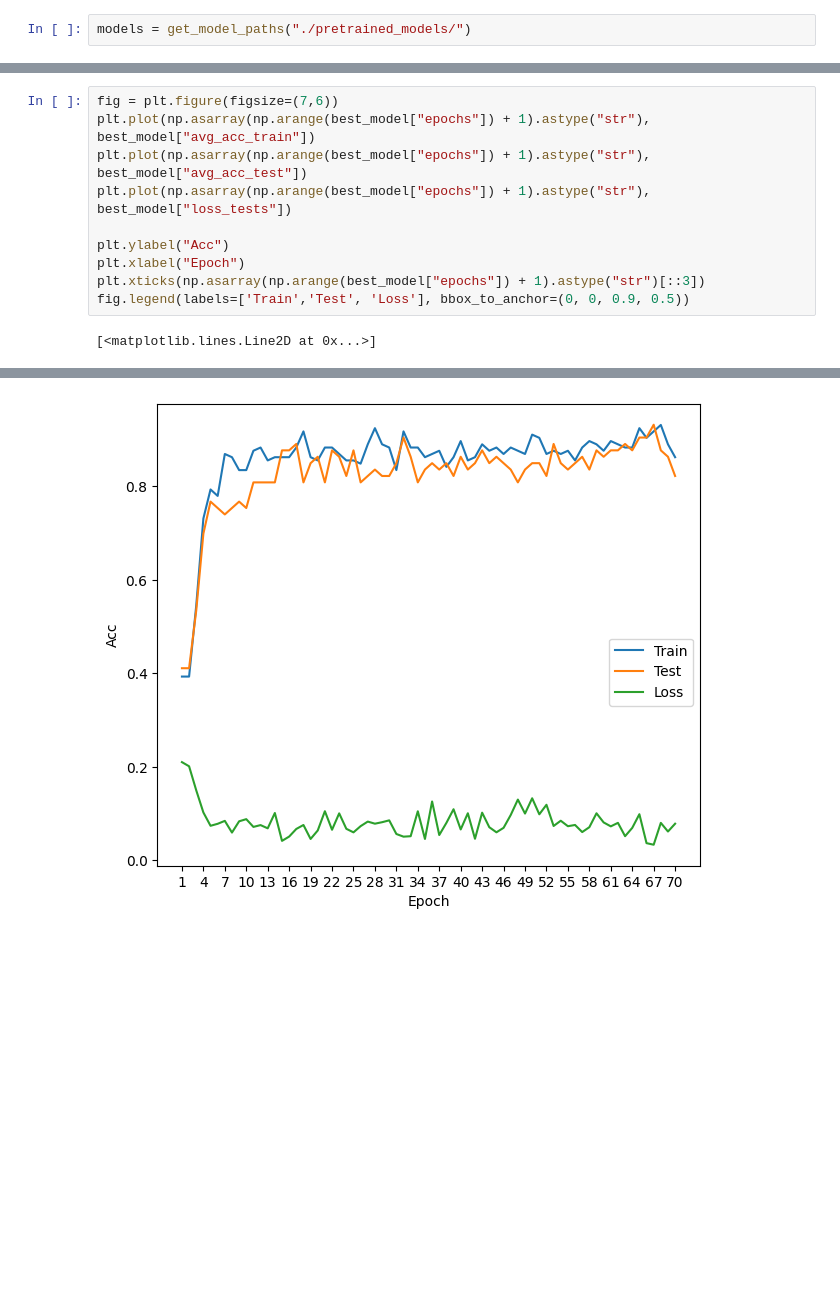
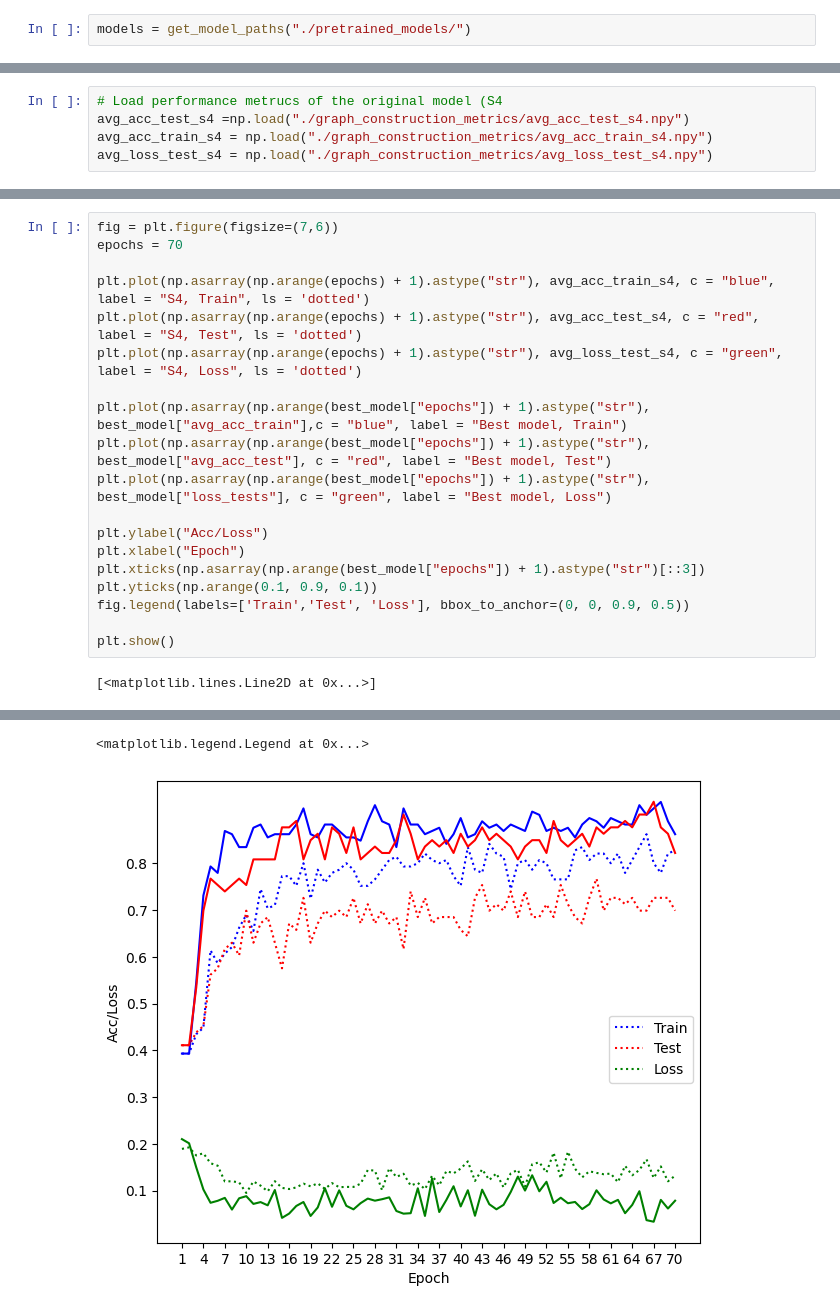
Before and after one commit to victoris93/gcn_brain_decoding, a Jupyter notebook: select_best_model.ipynb, the cells around one changed output, grey strips where cells are left out. Cells and saved outputs as stored; diff of their text form; blank space fills up the shorter version.

Commit message:
graph construction metrics added

```diff
--- a/select_best_model.ipynb
+++ b/select_best_model.ipynb
@@ -43,0 +48,5 @@ file.close()
+# %%
+# Load performance metrucs of the original model (S4
+avg_acc_test_s4 =np.load("./graph_construction_metrics/avg_acc_test_s4.npy")
+avg_acc_train_s4 = np.load("./graph_construction_metrics/avg_acc_train_s4.npy")
+avg_loss_test_s4 = np.load("./graph_construction_metrics/avg_loss_test_s4.npy")
@@ -44,13 +55,22 @@ file.close()
 # %%
 fig = plt.figure(figsize=(7,6))
-plt.plot(np.asarray(np.arange(best_model["epochs"]) + 1).astype("str"), best_model["avg_acc_train"])
-plt.plot(np.asarray(np.arange(best_model["epochs"]) + 1).astype("str"), best_model["avg_acc_test"])
-plt.plot(np.asarray(np.arange(best_model["epochs"]) + 1).astype("str"), best_model["loss_tests"])
+epochs = 70
 
-plt.ylabel("Acc")
+plt.plot(np.asarray(np.arange(epochs) + 1).astype("str"), avg_acc_train_s4, c = "blue", label = "S4, Train", ls = 'dotted')
+plt.plot(np.asarray(np.arange(epochs) + 1).astype("str"), avg_acc_test_s4, c = "red", label = "S4, Test", ls = 'dotted')
+plt.plot(np.asarray(np.arange(epochs) + 1).astype("str"), avg_loss_test_s4, c = "green", label = "S4, Loss", ls = 'dotted')
+
+plt.plot(np.asarray(np.arange(best_model["epochs"]) + 1).astype("str"), best_model["avg_acc_train"],c = "blue", label = "Best model, Train")
+plt.plot(np.asarray(np.arange(best_model["epochs"]) + 1).astype("str"), best_model["avg_acc_test"], c = "red", label = "Best model, Test")
+plt.plot(np.asarray(np.arange(best_model["epochs"]) + 1).astype("str"), best_model["loss_tests"], c = "green", label = "Best model, Loss")
+
+plt.ylabel("Acc/Loss")
 plt.xlabel("Epoch")
 plt.xticks(np.asarray(np.arange(best_model["epochs"]) + 1).astype("str")[::3])
+plt.yticks(np.arange(0.1, 0.9, 0.1))
 fig.legend(labels=['Train','Test', 'Loss'], bbox_to_anchor=(0, 0, 0.9, 0.5))
+
+plt.show()
 # %% [output]
 [<matplotlib.lines.Line2D at 0x...>]
 [<matplotlib.lines.Line2D at 0x...>]
@@ -78 +116,2 @@ Text(0.5, 0, 'Epoch')
+<matplotlib.legend.Legend at 0x...>
-[figure, old version]
+[figure, new version]
```
Also changed, not shown: parts of 6 cells of this notebook, 11 other files.
